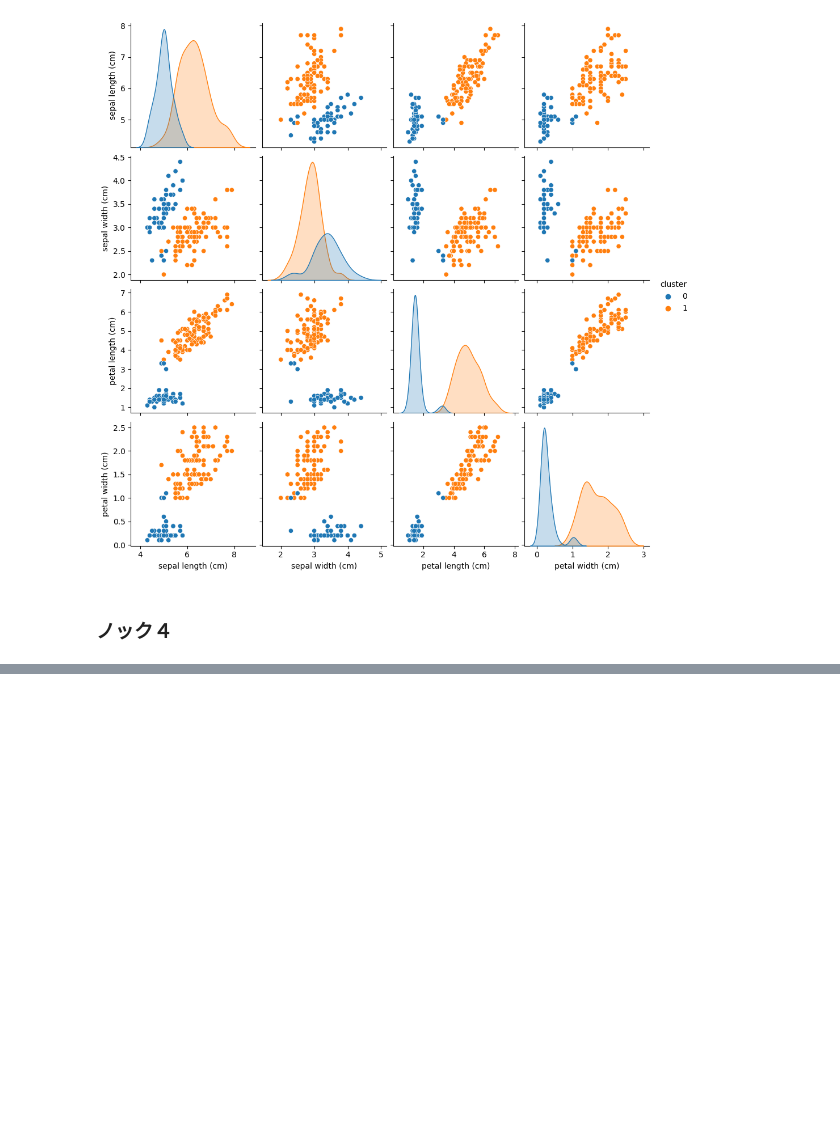
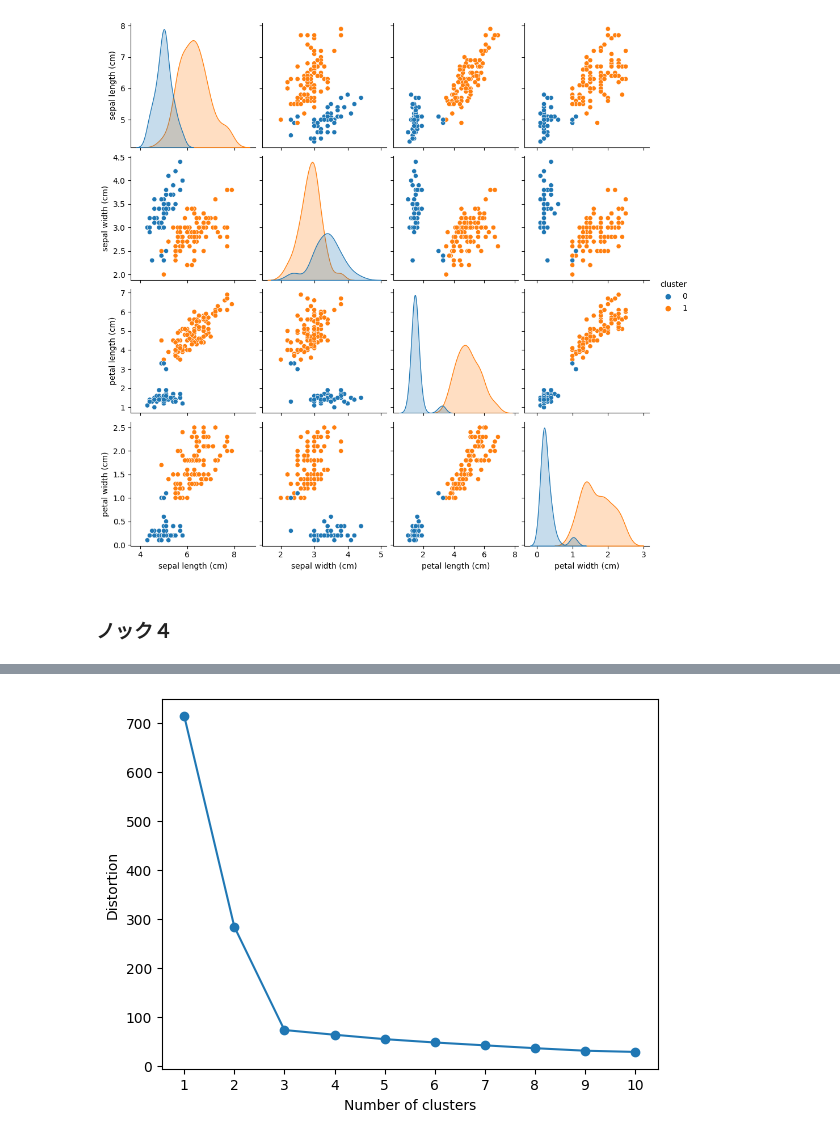
Before and after one commit to setouchi-h/Python_practice, a Jupyter notebook: 02_100_knock_AI_model_construction/chapter_1/01_knock.ipynb, the cells around one changed output, grey strips where cells are left out. Cells and saved outputs as stored; diff of their text form; code cells hidden in the pictures; blank space fills up the shorter version.

```diff
--- a/02_100_knock_AI_model_construction/chapter_1/01_knock.ipynb
+++ b/02_100_knock_AI_model_construction/chapter_1/01_knock.ipynb
@@ -152,0 +174,8 @@ ARI: 0.54
+# %%
+plt.plot(range(1,11), distortions, marker="o")
+plt.xticks(range(1,11))
+plt.xlabel("Number of clusters")
+plt.ylabel("Distortion")
+plt.show()
+# %% [output]
+[figure, added]
```
Also changed, not shown: parts of 25 cells of this notebook.
